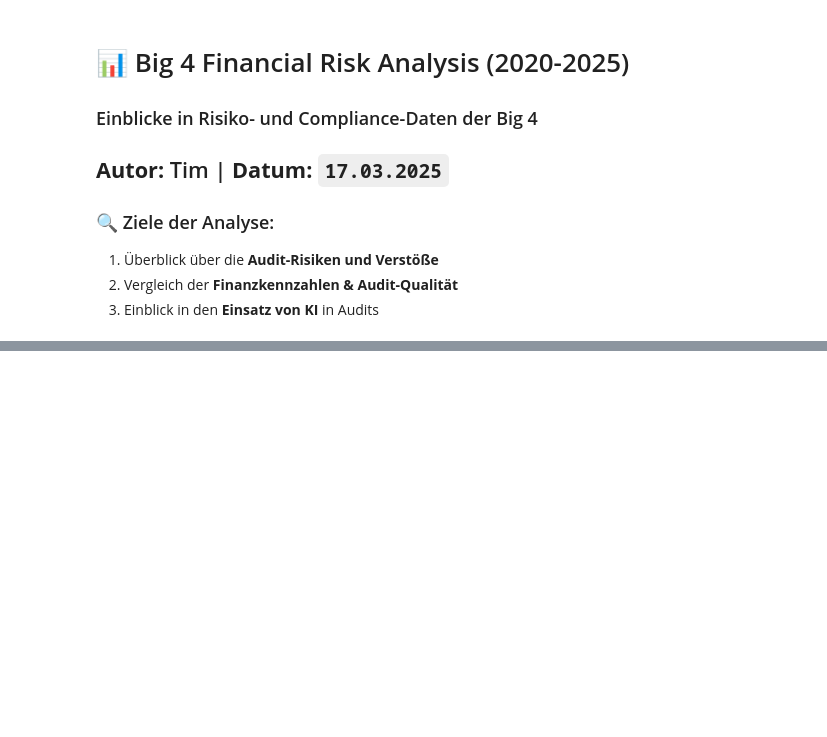
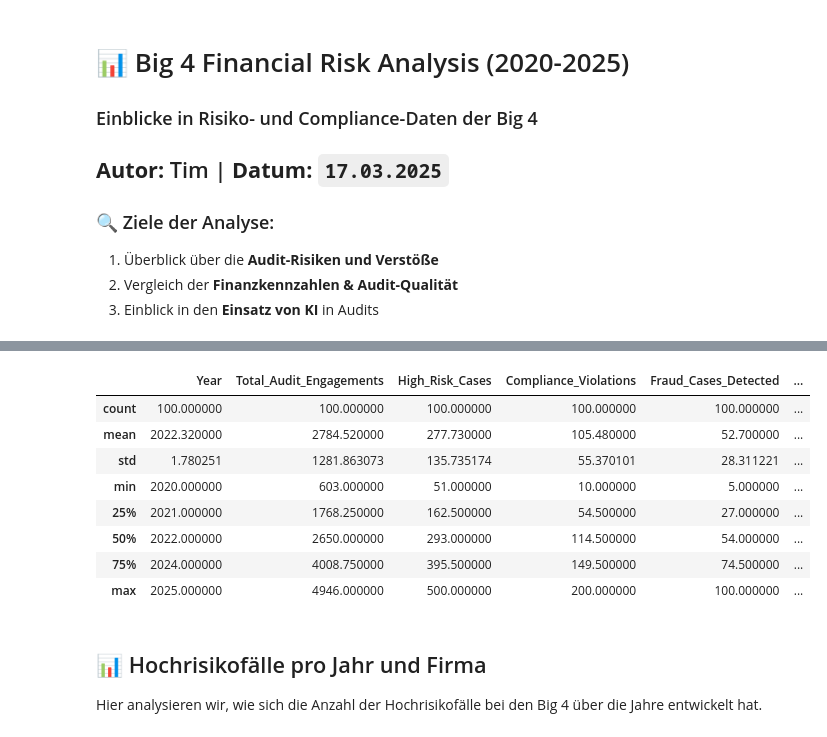
Before and after one commit to timmiflimmi/big4-financial-risk-analysis, a Jupyter notebook: big4_analysis.ipynb, the cells around one changed output, grey strips where cells are left out. Saved outputs shown, nothing was run; the diff lists cells and outputs as text; code cells hidden in the pictures; blank space fills up the shorter version.

```diff
--- a/big4_analysis.ipynb
+++ b/big4_analysis.ipynb
@@ -24,0 +55,17 @@ df.head()
+# %%
+# Grundlegende statistische Kennzahlen
+df.describe()
+# %% [output]
+|  | Year | Total_Audit_Engagements | High_Risk_Cases | Compliance_Violations | Fraud_Cases_Detected | ... |
+| count | 100.000000 | 100.000000 | 100.000000 | 100.000000 | 100.000000 | ... |
+| mean | 2022.320000 | 2784.520000 | 277.730000 | 105.480000 | 52.700000 | ... |
+| std | 1.780251 | 1281.863073 | 135.735174 | 55.370101 | 28.311221 | ... |
+| min | 2020.000000 | 603.000000 | 51.000000 | 10.000000 | 5.000000 | ... |
+| 25% | 2021.000000 | 1768.250000 | 162.500000 | 54.500000 | 27.000000 | ... |
+| 50% | 2022.000000 | 2650.000000 | 293.000000 | 114.500000 | 54.000000 | ... |
+| 75% | 2024.000000 | 4008.750000 | 395.500000 | 149.500000 | 74.500000 | ... |
+| max | 2025.000000 | 4946.000000 | 500.000000 | 200.000000 | 100.000000 | ... |
+# %% [markdown]
+## 📊 Hochrisikofälle pro Jahr und Firma
+
+Hier analysieren wir, wie sich die Anzahl der Hochrisikofälle bei den Big 4 über die Jahre entwickelt hat.
```
Also changed, not shown: parts of 9 cells of this notebook.
